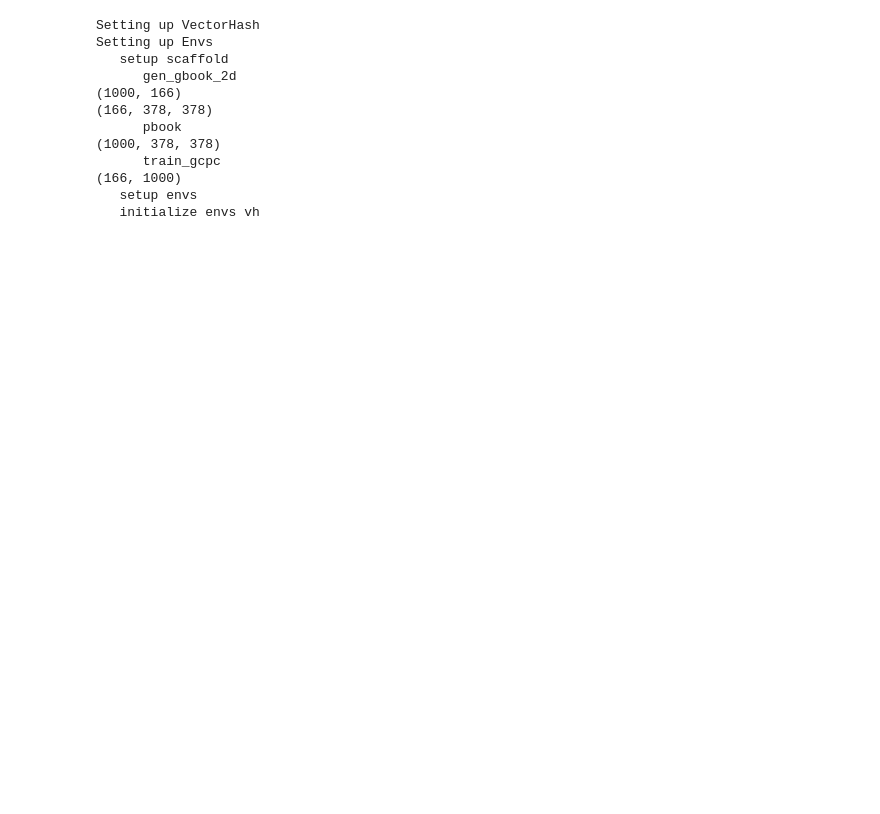
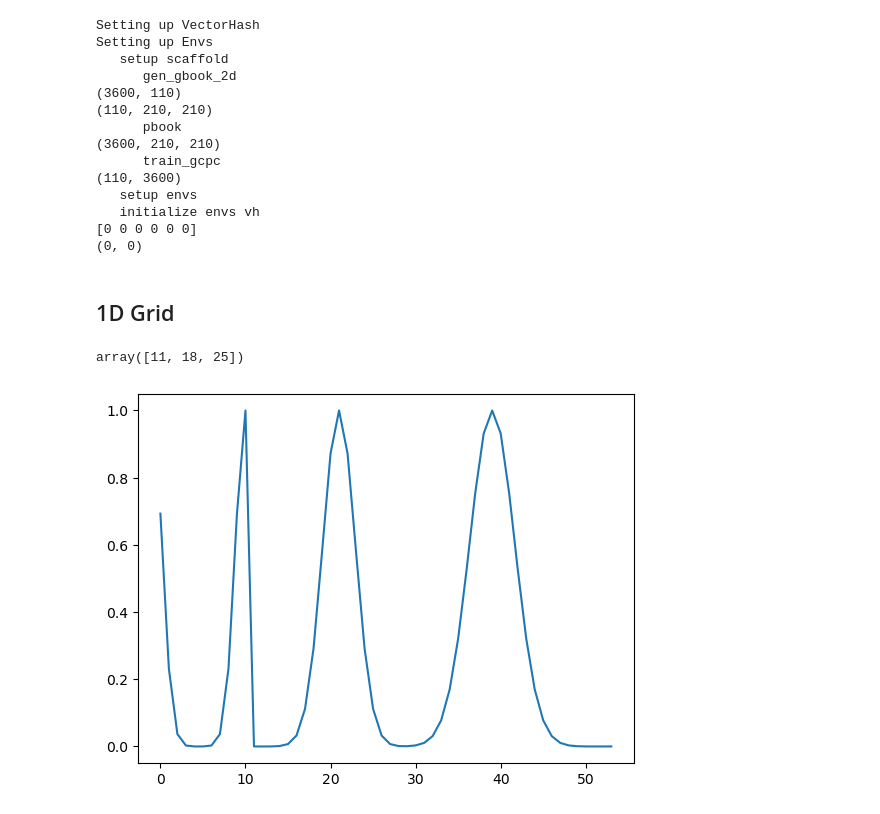
Before and after one commit to JGKing88/complementary-learning-systems, a Jupyter notebook: notebooks/testing_gridfield.ipynb, the cells around one changed output. Drawn from its saved outputs; the diff is of its cells as text; code cells hidden in the pictures; blank space fills up the shorter version.

```diff
--- a/notebooks/testing_gridfield.ipynb
+++ b/notebooks/testing_gridfield.ipynb
@@ -32,22 +96,23 @@ rng = np.random.default_rng(seed)
 # Initialize a pool of environments with fixed goals per env
 # NOT USEFUL RIGHT NOW, DON'T NEED SCAFFOLD AT ALL
 seed = 1
-size = 10
+size = 5
 speed = 1
-num_envs = 2
+n_envs = 2
 rng = np.random.RandomState(seed)
 env_pool = []
-Np = 1000
-lambdas = [6,7,9]
+Np = 3600
+lambdas = [5,6,7]
 input_type = "g"
 observation_size = 512
+start_type = "wall"
 
 print("Setting up VectorHash")
 vectorhash = VectorHash(Np=Np, lambdas=lambdas, size=size)
 
 print("Setting up Envs")
-for i in range(num_envs):
-    env_i = GridWMEnv(size=size, speed=speed, seed=int(rng.randint(0, 10_000_000)), observation_size=observation_size, input_type=input_type, start_type="corner")
+for i in range(n_envs):
+    env_i = GridWMEnv(size=size, speed=speed, seed=int(rng.randint(0, 10_000_000)), observation_size=observation_size, input_type=input_type, start_type="wall")
     env_pool.append(env_i)
 
 vectorhash.initiate_vectorhash(env_pool)
@@ -55,20 +120,27 @@ env = env_pool[0]
 gbook = vectorhash.gbook
 path_sbook = vectorhash.path_sbook
 path_gbook = vectorhash.path_gbook
+pbook = vectorhash.pbook
+path_pbook = vectorhash.path_pbook
 env_locations = vectorhash.env_locations #corner locations for each environment
+Wpg = vectorhash.Wpg
+thresh = vectorhash.thresh
 
-print(vectorhash.grid_onehot_to_indices(gbook[:, 0, 0])) # indices of ecah phase
+print(vectorhash.grid_onehot_to_indices(gbook[:, 0, 0])) # indices of each phase
 print(vectorhash.get_loc_from_grid_state(gbook[:, 0, 0])) # location in enivronment
+print(env_locations)
 # %% [output]
 Setting up VectorHash
 Setting up Envs
    setup scaffold
       gen_gbook_2d
-(1000, 166)
-(166, 378, 378)
+(3600, 110)
+(110, 210, 210)
       pbook
-(1000, 378, 378)
+(3600, 210, 210)
       train_gcpc
-(166, 1000)
+(110, 3600)
    setup envs
    initialize envs vh
+[0 0 0 0 0 0]
+(0, 0)
@@ -124,0 +159,16 @@ def overlaps(x, y, px, py, size, touch_ok=True):
+# %% [markdown]
+## 1D Grid
+# %%
+lambdas = np.arange(11, 30, 7)
+Ng = np.sum(lambdas)
+Npos = np.prod(lambdas)
+gbook = gen_gbook(lambdas, Ng, Npos)
+# %%
+lambdas
+# %% [output]
+array([11, 18, 25])
+# %%
+plt.plot(smooth_g(gbook[:, 10], lambdas, 0.25))
+plt.show()
+# %% [output]
+[figure, added]
```
Also changed, not shown: parts of 27 cells of this notebook, 14 other files.
